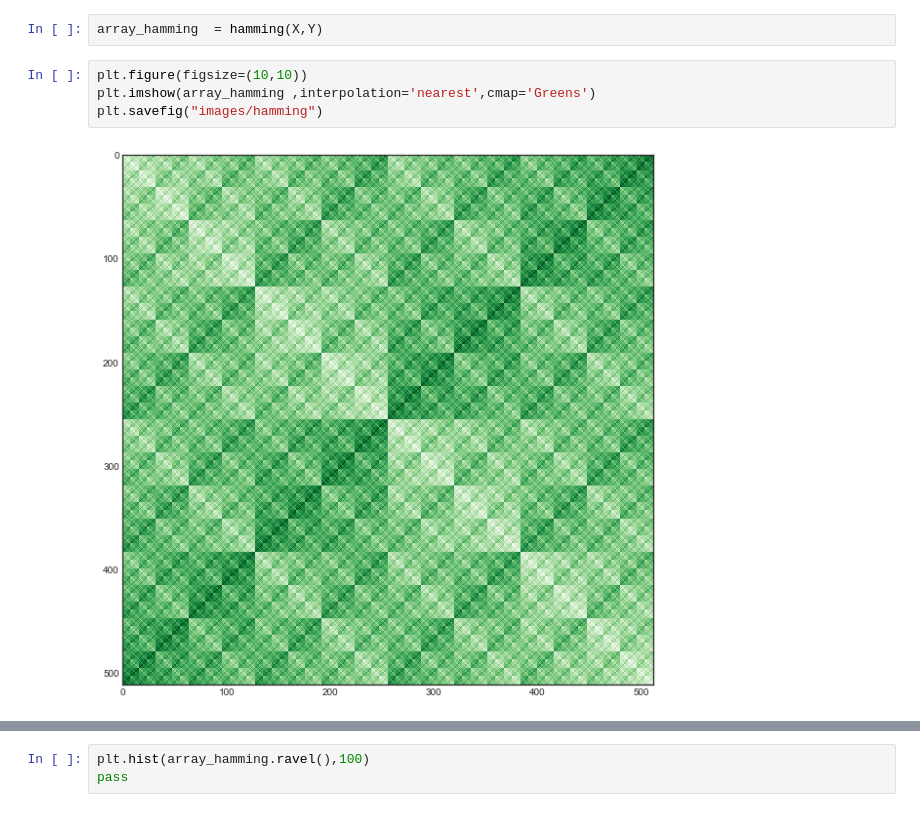
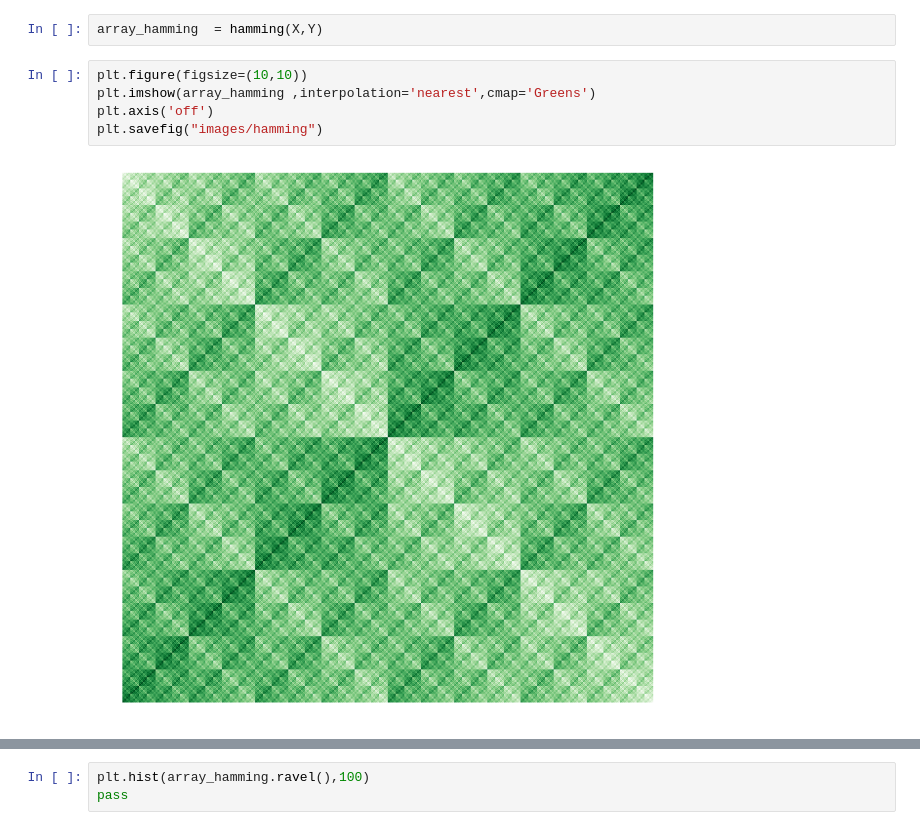
Before and after one commit to remilepriol/bitstring-knitting, a Jupyter notebook: distance_patterns.ipynb, the cells around one changed output, grey strips where cells are left out. Drawn from its saved outputs; the diff is of its cells as text.

Commit message:
Remove axis from images

```diff
--- a/distance_patterns.ipynb
+++ b/distance_patterns.ipynb
@@ -91,9 +91,10 @@ array_hamming  = hamming(X,Y)
 # %%
 plt.figure(figsize=(10,10))
 plt.imshow(array_hamming ,interpolation='nearest',cmap='Greens')
+plt.axis('off')
 plt.savefig("images/hamming")
 # %% [output]
-[figure, old version]
+[figure, new version]
 # %%
 plt.figure(figsize=(10,10))
 plt.imshow(array_hamming ==5,interpolation='nearest',cmap='Greens')
```
Also changed, not shown: parts of 1 cell of this notebook, 2 other files.
